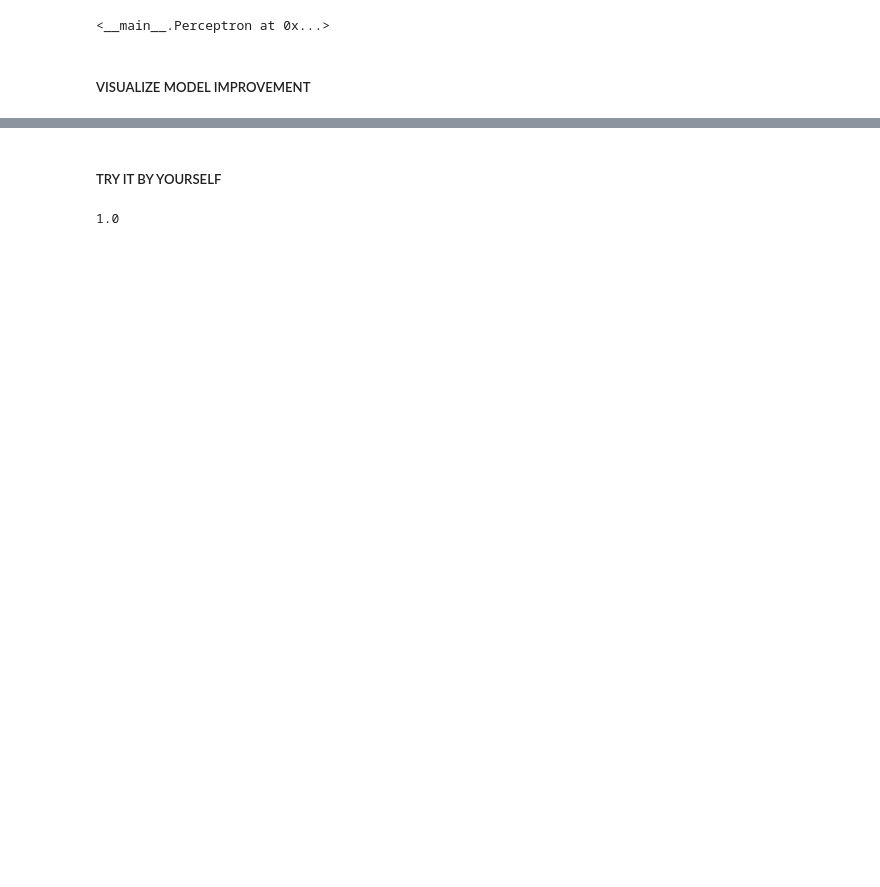
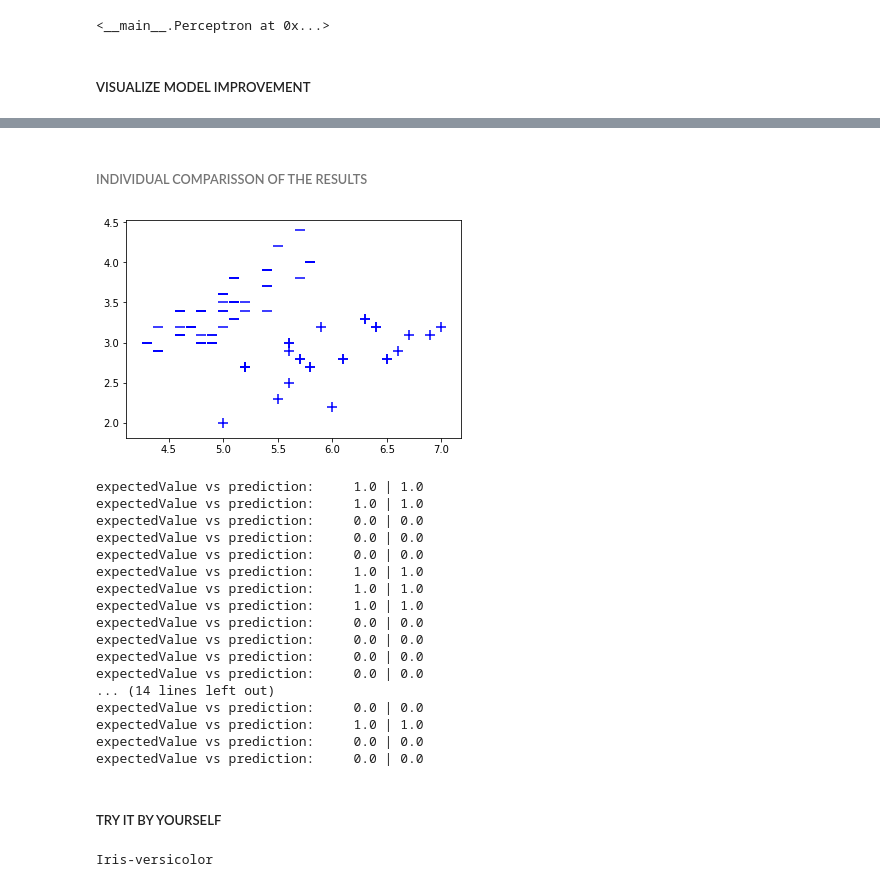
Before and after one commit to igerardoh/perceptron-learning-algorithm, a Jupyter notebook: perceptron-classifier.ipynb, the cells around one changed output, grey strips where cells are left out. Cells and saved outputs as stored; diff of their text form; code cells hidden in the pictures; blank space fills up the shorter version.

```diff
--- a/perceptron-classifier.ipynb
+++ b/perceptron-classifier.ipynb
@@ -169,7 +189,41 @@ expectedValue vs prediction:     0.0 | 0.0
+# %% [markdown]
+###### INDIVIDUAL COMPARISSON OF THE RESULTS
+# %%
+for i, point in enumerate(data):
+    # Plot the negative samples
+    out = clf.predict(point)
+    if out==0:
+        plt.scatter(point[0], point[1], s=120, marker='_', linewidths=2, color='blue')
+    # Plot the positive samples
+    else:
+        plt.scatter(point[0], point[1], s=120, marker='+', linewidths=2, color='blue')
+plt.show()
+
+for i in range(len(y_test)):
+    print('expectedValue vs prediction:\t {} | {}'.format(y_test[i], clf.predict(X_test[i])))
+# %% [output]
+[figure, added]
+expectedValue vs prediction:     1.0 | 1.0
+expectedValue vs prediction:     1.0 | 1.0
+expectedValue vs prediction:     0.0 | 0.0
+expectedValue vs prediction:     0.0 | 0.0
+expectedValue vs prediction:     0.0 | 0.0
+expectedValue vs prediction:     1.0 | 1.0
+expectedValue vs prediction:     1.0 | 1.0
+expectedValue vs prediction:     1.0 | 1.0
+expectedValue vs prediction:     0.0 | 0.0
+expectedValue vs prediction:     0.0 | 0.0
+expectedValue vs prediction:     0.0 | 0.0
+expectedValue vs prediction:     0.0 | 0.0
+... (14 lines left out)
+expectedValue vs prediction:     0.0 | 0.0
+expectedValue vs prediction:     1.0 | 1.0
+expectedValue vs prediction:     0.0 | 0.0
+expectedValue vs prediction:     0.0 | 0.0
 # %% [markdown]
 ##### TRY IT BY YOURSELF
 # %%
 try_me = [5.5,  2.3]
-clf.predict(try_me)
+print('Iris-versicolor' if clf.predict(try_me) else 'Iris-setosa')
 # %% [output]
-1.0
+Iris-versicolor
```
Also changed, not shown: parts of 6 cells of this notebook, 1 other file.
